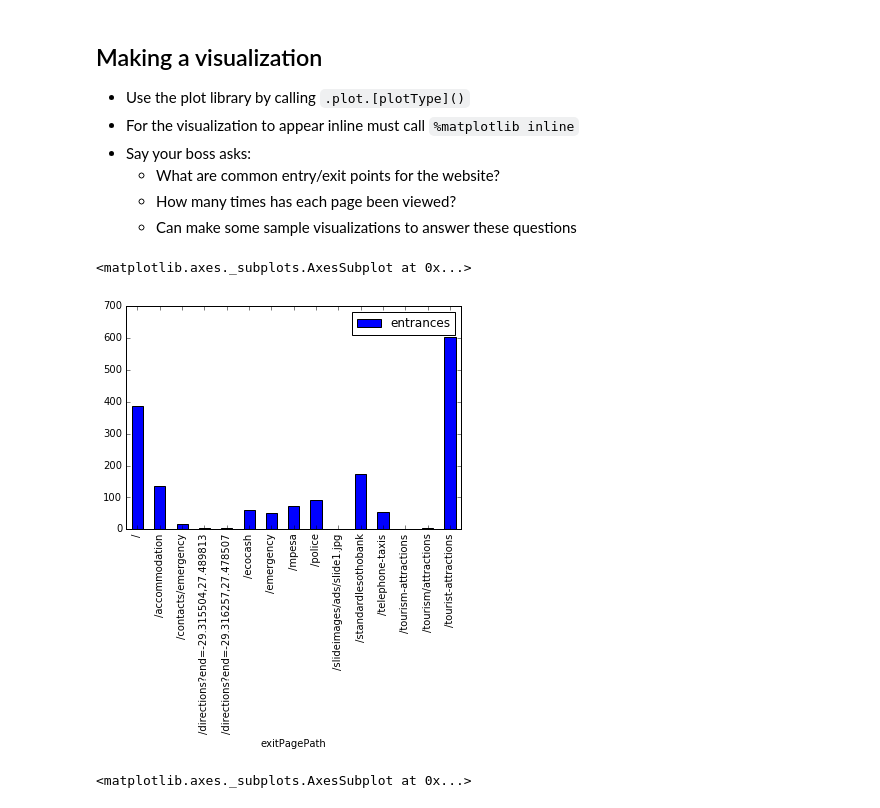
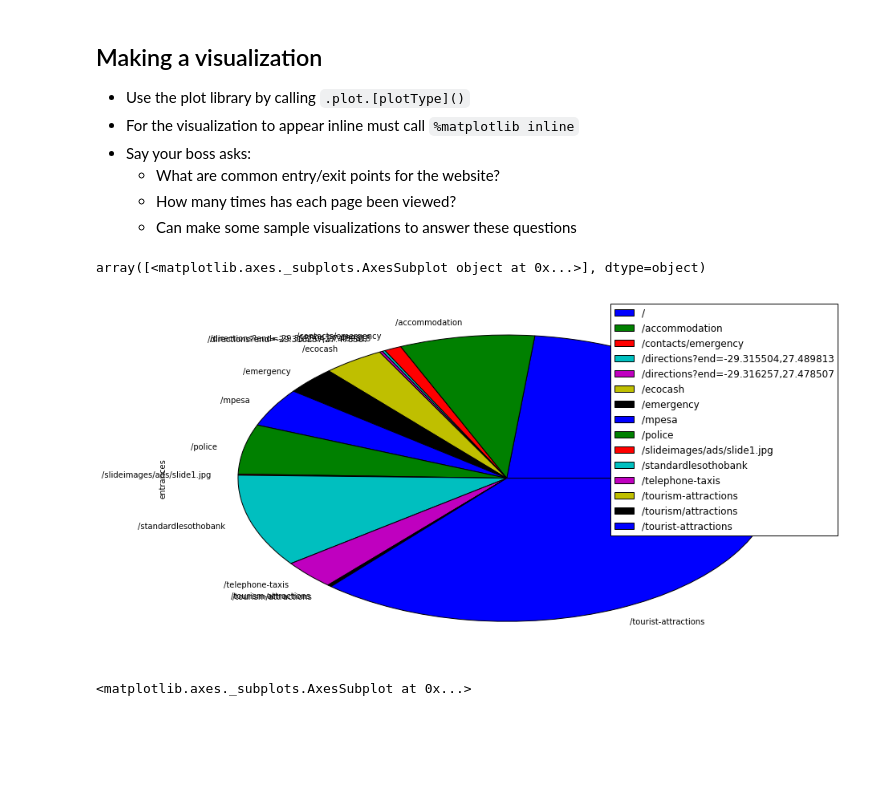
Before and after one commit to edouardAsmar/JupyterNotebooksDemo, a Jupyter notebook: Engima Presentation.ipynb, the cells around one changed output. Saved outputs shown, nothing was run; the diff lists cells and outputs as text; code cells hidden in the pictures; blank space fills up the shorter version.

```diff
--- a/Engima Presentation.ipynb
+++ b/Engima Presentation.ipynb
@@ -203,10 +203,10 @@ entrancesAndExits
 %matplotlib inline
 # %%
 entrancesAndPages = df[['exitPagePath', 'entrances']].groupby('exitPagePath').count()
-entrancesAndPages.plot.bar()
+entrancesAndPages.plot.pie(subplots=True, figsize=(15, 8))
 # %% [output]
-<matplotlib.axes._subplots.AxesSubplot at 0x...>
+array([<matplotlib.axes._subplots.AxesSubplot object at 0x...>], dtype=object)
-[figure, old version]
+[figure, new version]
 # %%
 pageViewsAndPages = df[['pagePath', 'pageviews']].groupby('pagePath').sum()
 pageViewsAndPages.plot.bar()
```
Also changed, not shown: parts of 2 cells of this notebook, 1 other file.
